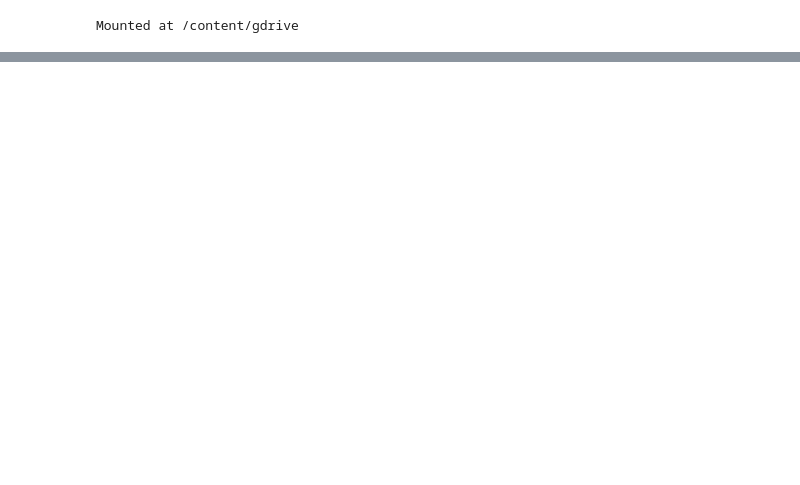
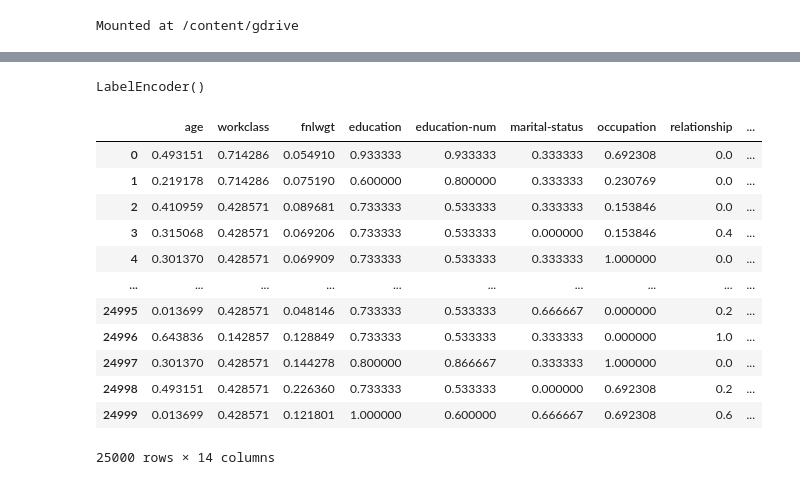
Before and after one commit to alecchae/income-level-prediciton, a Jupyter notebook: incomelevelprediction.ipynb, the cells around one changed output, grey strips where cells are left out. Saved outputs shown, nothing was run; the diff lists cells and outputs as text; code cells hidden in the pictures; blank space fills up the shorter version.

```diff
--- a/incomelevelprediction.ipynb
+++ b/incomelevelprediction.ipynb
@@ -79,0 +235,12 @@ train_data
+# %%
+from sklearn.preprocessing import LabelEncoder
+
+labelEncoder = LabelEncoder()
+train_data["workclass"] = labelEncoder.fit_transform(train_data["workclass"])
+train_data["education"] = labelEncoder.fit_transform(train_data["education"])
+train_data["marital-status"] = labelEncoder.fit_transform(train_data["marital-status"])
+train_data["occupation"] = labelEncoder.fit_transform(train_data["occupation"])
+train_data["relationship"] = labelEncoder.fit_transform(train_data["relationship"])
+train_data["race"] = labelEncoder.fit_transform(train_data["race"])
+train_data["sex"] = labelEncoder.fit_transform(train_data["sex"])
+train_data["native-country"] = labelEncoder.fit_transform(train_data["native-country"])
@@ -79,0 +263,41 @@ train_data
+# %%
+labelEncoder1 = LabelEncoder()
+test_data["workclass"] = labelEncoder1.fit_transform(test_data["workclass"])
+test_data["education"] = labelEncoder1.fit_transform(test_data["education"])
+test_data["marital-status"] = labelEncoder1.fit_transform(test_data["marital-status"])
+test_data["occupation"] = labelEncoder1.fit_transform(test_data["occupation"])
+test_data["relationship"] = labelEncoder1.fit_transform(test_data["relationship"])
+test_data["race"] = labelEncoder1.fit_transform(test_data["race"])
+test_data["sex"] = labelEncoder1.fit_transform(test_data["sex"])
+test_data["native-country"] = labelEncoder1.fit_transform(test_data["native-country"])
+labelEncoder1
+# %% [output]
+LabelEncoder()
+# %%
+from sklearn.preprocessing import StandardScaler, MinMaxScaler
+standarscaler = MinMaxScaler()
+
+train_dataX = train_data.iloc[:, :train_data.shape[1]-1]
+train_dataY = train_data.iloc[:, train_data.shape[1]-1:]
+
+train_dataX_standarscaler = standarscaler.fit_transform(train_dataX)
+train_dataY_standarscaler = standarscaler.fit_transform(train_dataY)
+
+train_X = pd.DataFrame(train_dataX_standarscaler, columns = train_dataX.columns)
+train_Y = pd.DataFrame(train_dataY_standarscaler, columns = train_dataY.columns)
+# %%
+train_X
+# %% [output]
+|  | age | workclass | fnlwgt | education | education-num | marital-status | occupation | relationship | ... |
+| 0 | 0.493151 | 0.714286 | 0.054910 | 0.933333 | 0.933333 | 0.333333 | 0.692308 | 0.0 | ... |
+| 1 | 0.219178 | 0.714286 | 0.075190 | 0.600000 | 0.800000 | 0.333333 | 0.230769 | 0.0 | ... |
+| 2 | 0.410959 | 0.428571 | 0.089681 | 0.733333 | 0.533333 | 0.333333 | 0.153846 | 0.0 | ... |
+| 3 | 0.315068 | 0.428571 | 0.069206 | 0.733333 | 0.533333 | 0.000000 | 0.153846 | 0.4 | ... |
+| 4 | 0.301370 | 0.428571 | 0.069909 | 0.733333 | 0.533333 | 0.333333 | 1.000000 | 0.0 | ... |
+| ... | ... | ... | ... | ... | ... | ... | ... | ... | ... |
+| 24995 | 0.013699 | 0.428571 | 0.048146 | 0.733333 | 0.533333 | 0.666667 | 0.000000 | 0.2 | ... |
+| 24996 | 0.643836 | 0.142857 | 0.128849 | 0.733333 | 0.533333 | 0.333333 | 0.000000 | 1.0 | ... |
+| 24997 | 0.301370 | 0.428571 | 0.144278 | 0.800000 | 0.866667 | 0.333333 | 1.000000 | 0.0 | ... |
+| 24998 | 0.493151 | 0.428571 | 0.226360 | 0.733333 | 0.533333 | 0.000000 | 0.692308 | 0.2 | ... |
+| 24999 | 0.013699 | 0.428571 | 0.121801 | 1.000000 | 0.600000 | 0.666667 | 0.692308 | 0.6 | ... |
+25000 rows × 14 columns
```
Also changed, not shown: parts of 31 cells of this notebook.
